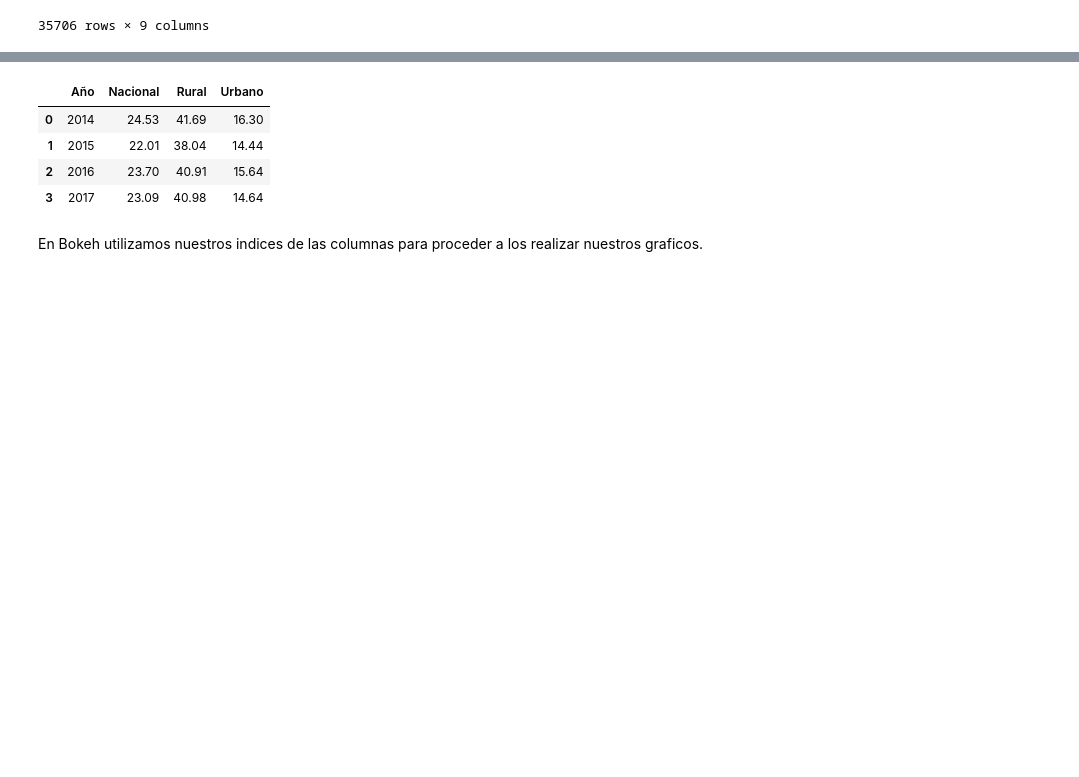
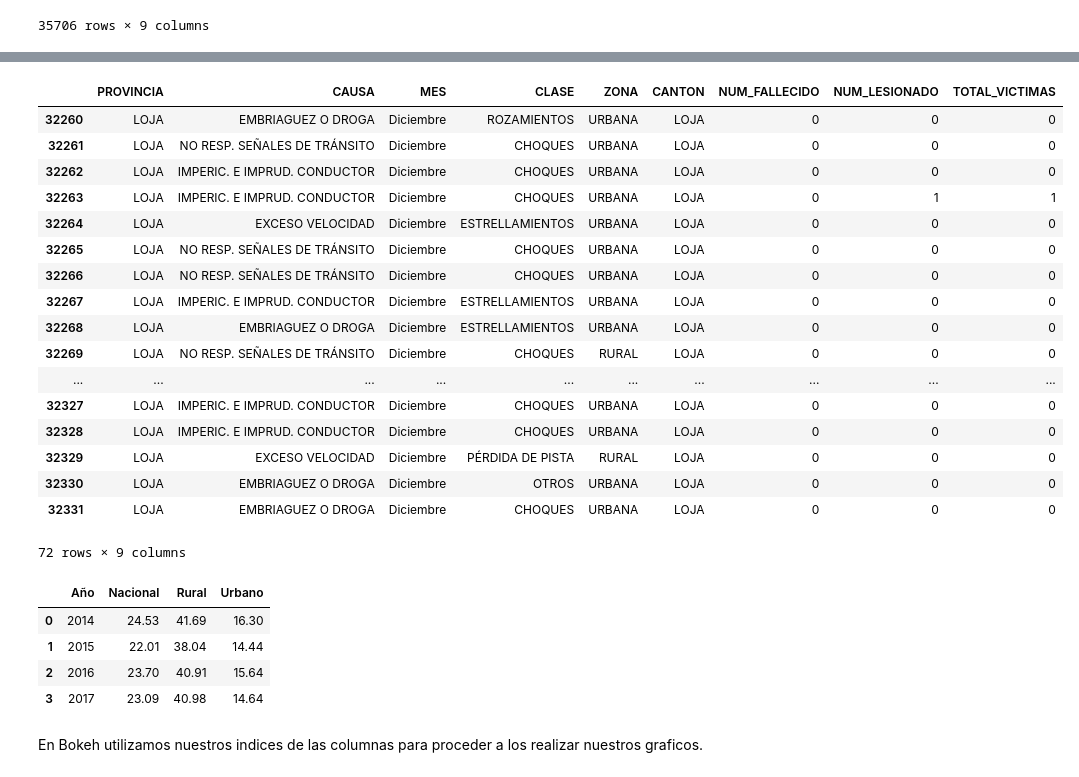
Before and after one commit to programacion-taw-utpl-001/trabajo-final-primer-bimestre-final-002, a Jupyter notebook: Proyecto_final.ipynb, the cells around one changed output, grey strips where cells are left out. Saved outputs shown, nothing was run; the diff lists cells and outputs as text; code cells hidden in the pictures; blank space fills up the shorter version.

```diff
--- a/Proyecto_final.ipynb
+++ b/Proyecto_final.ipynb
@@ -70,3 +97,25 @@ index1
+# %%
+datos3 = datos2[datos2['MES'] == 'Diciembre']
+datos3
+# %% [output]
+|  | PROVINCIA | CAUSA | MES | CLASE | ZONA | CANTON | NUM_FALLECIDO | NUM_LESIONADO | TOTAL_VICTIMAS |
+| 32260 | LOJA | EMBRIAGUEZ O DROGA | Diciembre | ROZAMIENTOS | URBANA | LOJA | 0 | 0 | 0 |
+| 32261 | LOJA | NO RESP. SEÑALES DE TRÁNSITO | Diciembre | CHOQUES | URBANA | LOJA | 0 | 0 | 0 |
+| 32262 | LOJA | IMPERIC. E IMPRUD. CONDUCTOR | Diciembre | CHOQUES | URBANA | LOJA | 0 | 0 | 0 |
+| 32263 | LOJA | IMPERIC. E IMPRUD. CONDUCTOR | Diciembre | CHOQUES | URBANA | LOJA | 0 | 1 | 1 |
+| 32264 | LOJA | EXCESO VELOCIDAD | Diciembre | ESTRELLAMIENTOS | URBANA | LOJA | 0 | 0 | 0 |
+| 32265 | LOJA | NO RESP. SEÑALES DE TRÁNSITO | Diciembre | CHOQUES | URBANA | LOJA | 0 | 0 | 0 |
+| 32266 | LOJA | NO RESP. SEÑALES DE TRÁNSITO | Diciembre | CHOQUES | URBANA | LOJA | 0 | 0 | 0 |
+| 32267 | LOJA | IMPERIC. E IMPRUD. CONDUCTOR | Diciembre | ESTRELLAMIENTOS | URBANA | LOJA | 0 | 0 | 0 |
+| 32268 | LOJA | EMBRIAGUEZ O DROGA | Diciembre | ESTRELLAMIENTOS | URBANA | LOJA | 0 | 0 | 0 |
+| 32269 | LOJA | NO RESP. SEÑALES DE TRÁNSITO | Diciembre | CHOQUES | RURAL | LOJA | 0 | 0 | 0 |
+| ... | ... | ... | ... | ... | ... | ... | ... | ... | ... |
+| 32327 | LOJA | IMPERIC. E IMPRUD. CONDUCTOR | Diciembre | CHOQUES | URBANA | LOJA | 0 | 0 | 0 |
+| 32328 | LOJA | IMPERIC. E IMPRUD. CONDUCTOR | Diciembre | CHOQUES | URBANA | LOJA | 0 | 0 | 0 |
+| 32329 | LOJA | EXCESO VELOCIDAD | Diciembre | PÉRDIDA DE PISTA | RURAL | LOJA | 0 | 0 | 0 |
+| 32330 | LOJA | EMBRIAGUEZ O DROGA | Diciembre | OTROS | URBANA | LOJA | 0 | 0 | 0 |
+| 32331 | LOJA | EMBRIAGUEZ O DROGA | Diciembre | CHOQUES | URBANA | LOJA | 0 | 0 | 0 |
+72 rows × 9 columns
 # %%
 import pandas as pd
 d = {'Año':[2014, 2015, 2016, 2017], 'Nacional':[24.53, 22.01, 23.7, 23.09],
```
Also changed, not shown: parts of 4 cells of this notebook.
